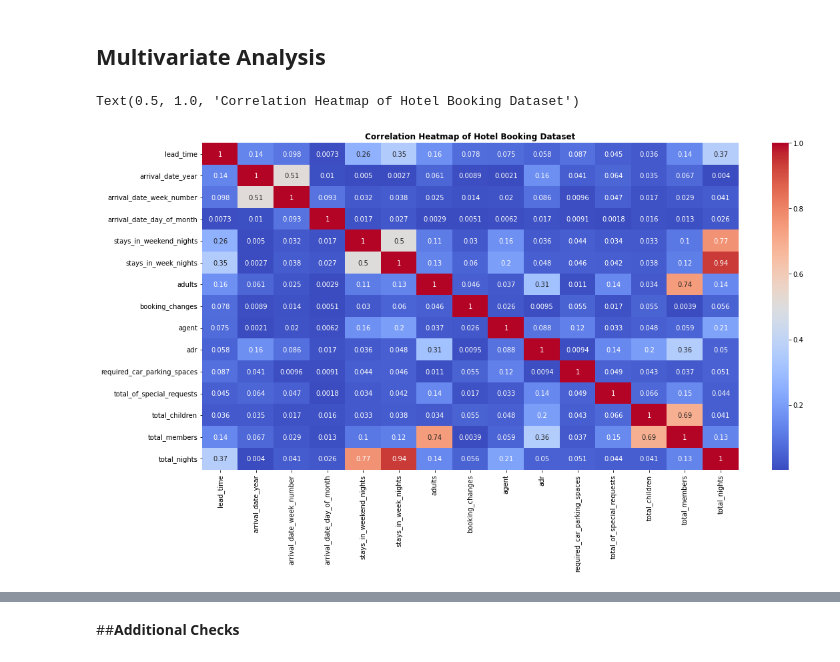
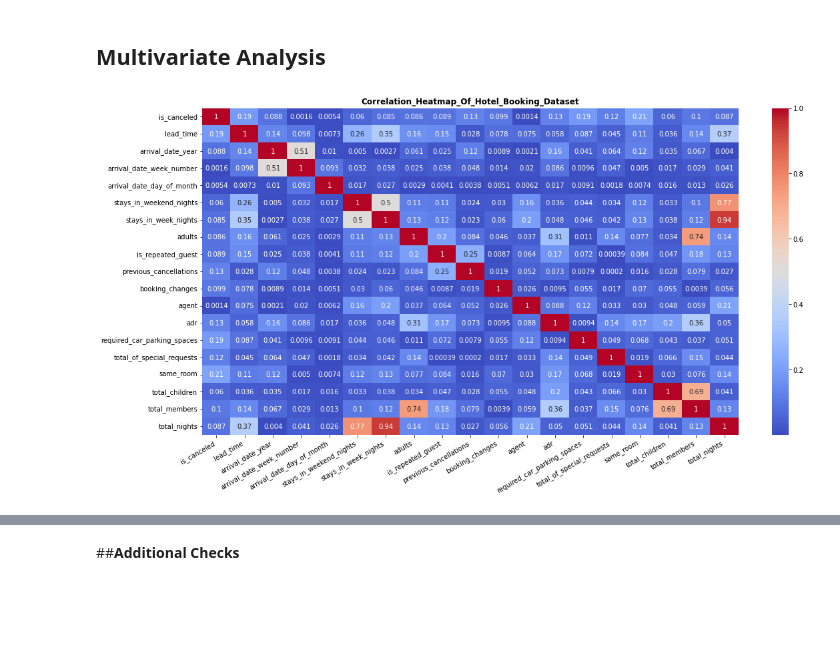
Before and after one commit to s-kp/CapstoneProject-EDA, a Jupyter notebook: Hotel_Booking_Analysis_Capstone_Project.ipynb, the cells around one changed output, grey strips where cells are left out. Drawn from its saved outputs; the diff is of its cells as text; code cells hidden in the pictures; blank space fills up the shorter version.

```diff
--- a/Hotel_Booking_Analysis_Capstone_Project.ipynb
+++ b/Hotel_Booking_Analysis_Capstone_Project.ipynb
@@ -235,6 +252,6 @@ new_df['lead_time_category']= np.where(new_df.lead_time<15,'low',
 # %%
 # dropping the columns since we merged both the columns as total_children
-new_df.drop(['children','babies','previous_bookings_not_canceled','assigned_room_type'],axis = 1,inplace=True)
+new_df.drop(['children','babies','previous_bookings_not_canceled','assigned_room_type','days_in_waiting_list'],axis = 1,inplace=True)
 # %%
 # Making a list of features where number of unique values <= 2
 boolean_features = [i for i in new_df.columns if len(new_df[i].value_counts()) <= 2]
@@ -351,10 +366,11 @@ Observations:
 # %%
 # Correlation Analysis
 plt.figure(figsize=(18,9))
-sns.heatmap(abs(new_df.corr()), annot=True, cmap='coolwarm')
-plt.title('Correlation Heatmap of Hotel Booking Dataset', weight='bold')
+plot = sns.heatmap(abs(new_df.replace(['yes','no'],[1,0]).corr()), annot=True, cmap='coolwarm')
+plt.title('Correlation_Heatmap_Of_Hotel_Booking_Dataset', weight='bold')
+plot.set_xticklabels(plot.get_xticklabels(), rotation=30, horizontalalignment='right')
+plt.show()
 # %% [output]
-Text(0.5, 1.0, 'Correlation Heatmap of Hotel Booking Dataset')
-[figure, old version]
+[figure, new version]
 # %%
 # ADR based on aarival month for both hotels
```
Also changed, not shown: parts of 14 cells of this notebook.
